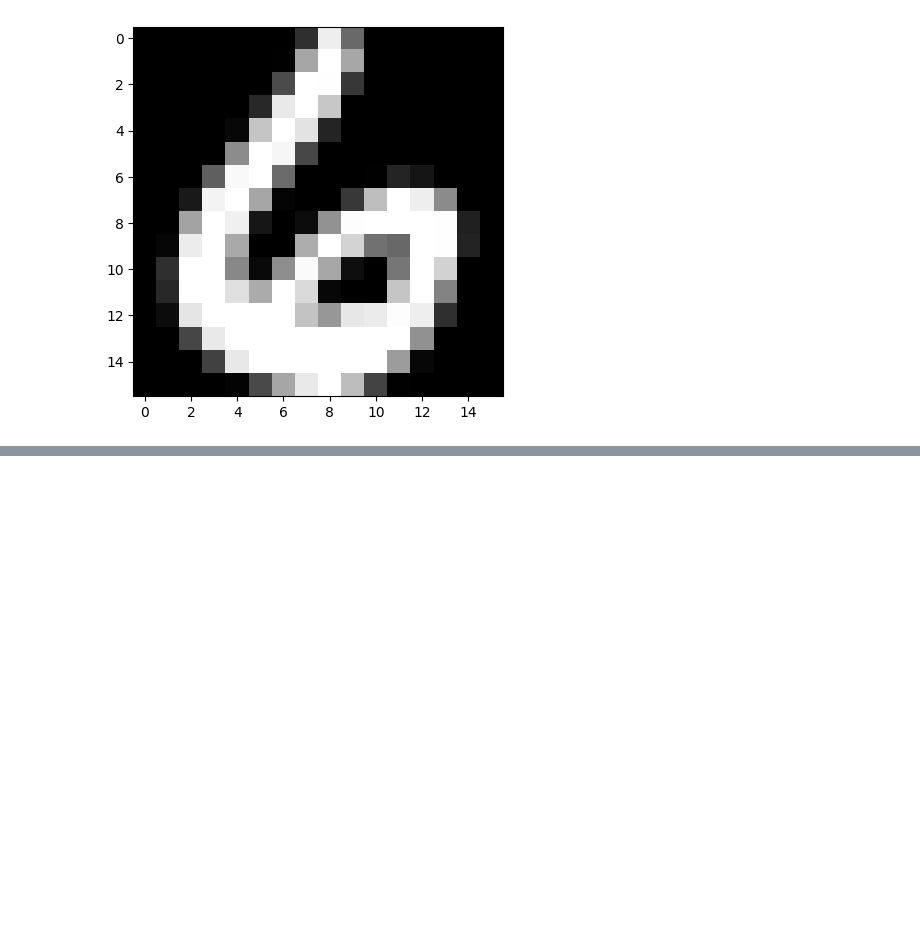
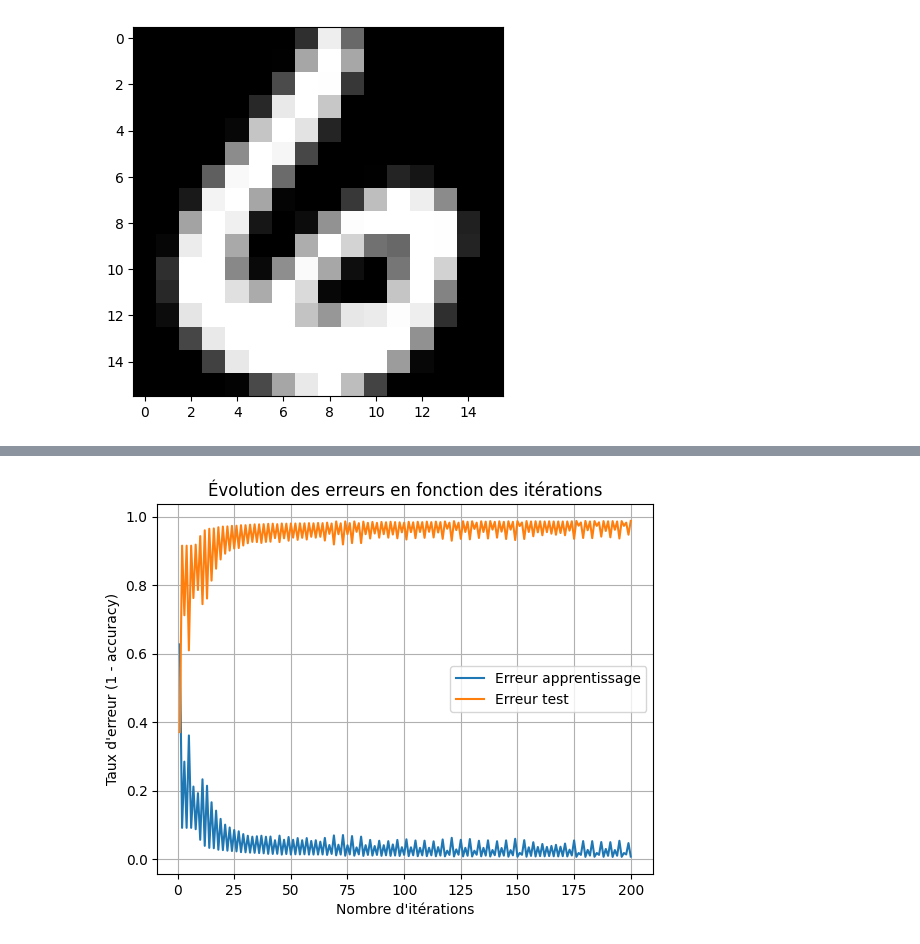
Before and after one commit to a-naoufel/M1-ML-tme3, a Jupyter notebook: src/tme3.ipynb, the cells around one changed output, grey strips where cells are left out. Saved outputs shown, nothing was run; the diff lists cells and outputs as text; code cells hidden in the pictures; blank space fills up the shorter version.

```diff
--- a/src/tme3.ipynb
+++ b/src/tme3.ipynb
@@ -59,0 +61,15 @@ w: [-0.05241509  0.00290721 -0.0217862  -0.06543746 -0.48015032 -0.64877207
+# %%
+Y_train = np.where(alltrainy == 6, 1, -1)
+Y_test = np.where(alltesty == 6, 1, -1)
+X_train = alltrainx
+X_test = alltestx
+
+model = Lineaire(loss=perceptron_loss, loss_g=perceptron_grad, max_iter=200, eps=0.1)
+model.fit(X_train, Y_train)
+acc = model.score(X_test, Y_test)
+
+
+print("Accuracy on all data:", acc)
+print("Dernier coût on all data:", model.cost_history[-1])
+print("w on all data:", model.w.shape)
+print("w on all data:", model.w)
@@ -59,0 +94,18 @@ w: [-0.05241509  0.00290721 -0.0217862  -0.06543746 -0.48015032 -0.64877207
+# %%
+model = Lineaire(loss=perceptron_loss, loss_g=perceptron_grad, max_iter=200, eps=0.1)
+model.fit(X_train, Y_train, X_test, Y_test)
+
+iters = np.arange(1, model.max_iter + 1)
+
+plt.figure()
+plt.plot(iters, model.train_err_history, label="Erreur apprentissage")
+plt.plot(iters, model.test_err_history, label="Erreur test")
+plt.xlabel("Nombre d'itérations")
+plt.ylabel("Taux d'erreur (1 - accuracy)")
+plt.title("Évolution des erreurs en fonction des itérations")
+plt.legend()
+plt.grid(True)
+plt.show()
+# il semble qu'on est en sur-apprentissage
+# %% [output]
+[figure, added]
```
Also changed, not shown: parts of 3 cells of this notebook, 1 other file.
